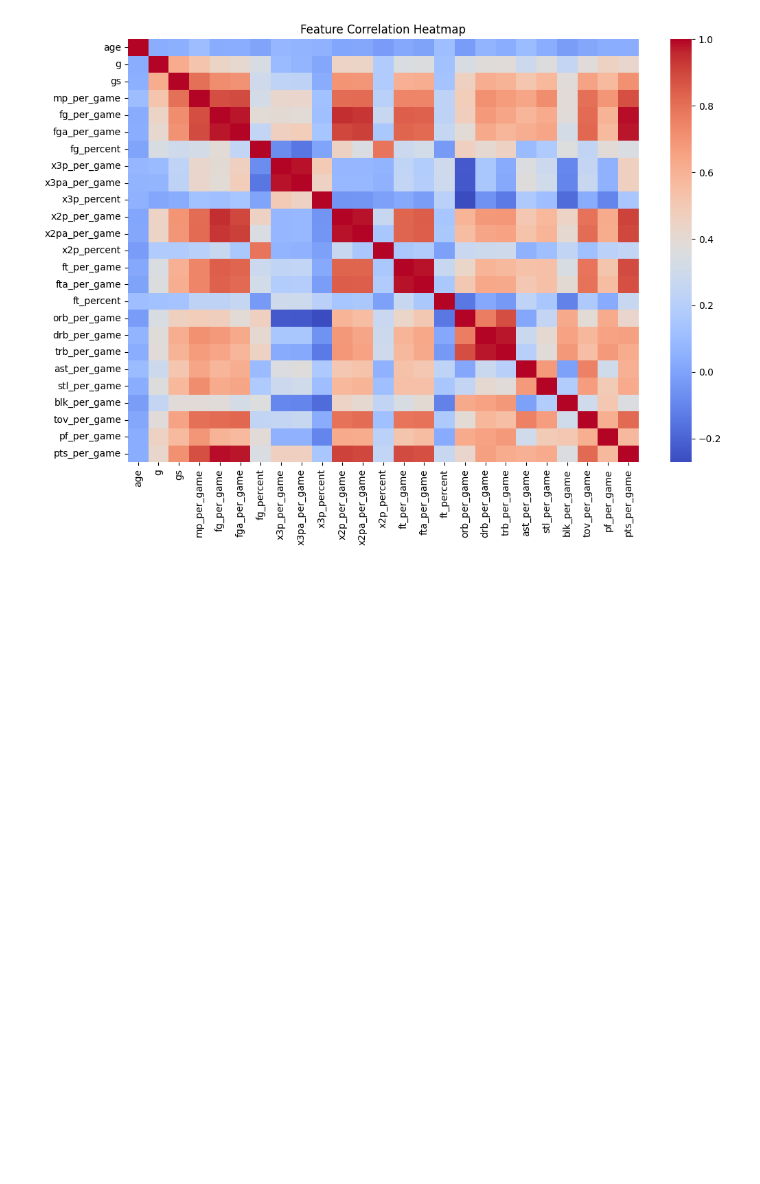
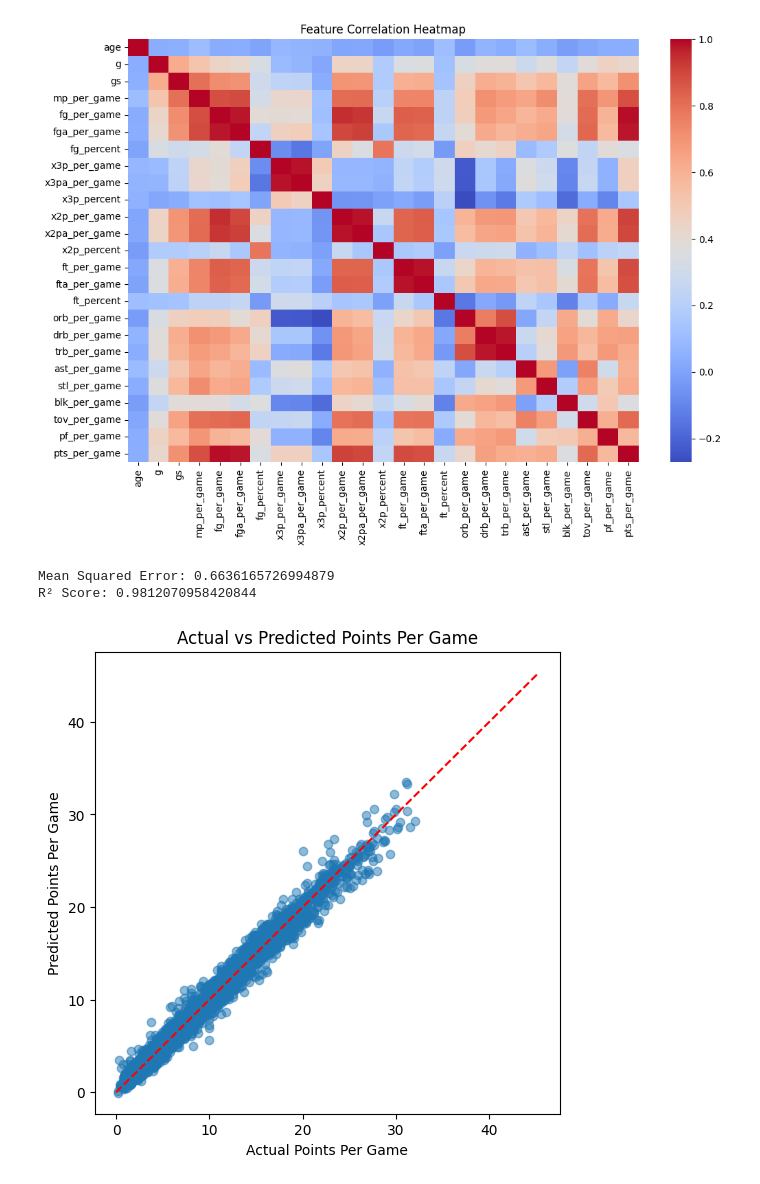
Before and after one commit to Nevaabdull9/NBA_Predictor, a Jupyter notebook: NBAModel.ipynb, the cells around one changed output. Cells and saved outputs as stored; diff of their text form; code cells hidden in the pictures; blank space fills up the shorter version.

```diff
--- a/NBAModel.ipynb
+++ b/NBAModel.ipynb
@@ -52,3 +52,40 @@ plt.title("Feature Correlation Heatmap")
 plt.show()
 # %% [output]
 [figure]
+# %%
+df = df.dropna(subset=['pts_per_game'])
+features = [
+    'mp_per_game', 'fga_per_game', 'x3pa_per_game', 'fta_per_game',
+    'orb_per_game', 'drb_per_game', 'ast_per_game', 'tov_per_game'
+]
+
+X = df[features]
+y = df['pts_per_game']
+X = X.dropna()
+y = y.loc[X.index]
+# %%
+X_train, X_test, y_train, y_test = train_test_split(
+    X, y, test_size=0.2, random_state=42
+)
+model = LinearRegression()
+model.fit(X_train, y_train)
+y_pred = model.predict(X_test)
+
+mse = mean_squared_error(y_test, y_pred)
+r2 = r2_score(y_test, y_pred)
+
+print("Mean Squared Error:", mse)
+print("R² Score:", r2)
+# %% [output]
+Mean Squared Error: 0.6636165726994879
+R² Score: 0.9812070958420844
+# %%
+plt.figure(figsize=(6,6))
+plt.scatter(y_test, y_pred, alpha=0.5)
+plt.xlabel("Actual Points Per Game")
+plt.ylabel("Predicted Points Per Game")
+plt.title("Actual vs Predicted Points Per Game")
+plt.plot([y.min(), y.max()], [y.min(), y.max()], 'r--')
+plt.show()
+# %% [output]
+[figure, added]
```
Also changed, not shown: 1 other file.
